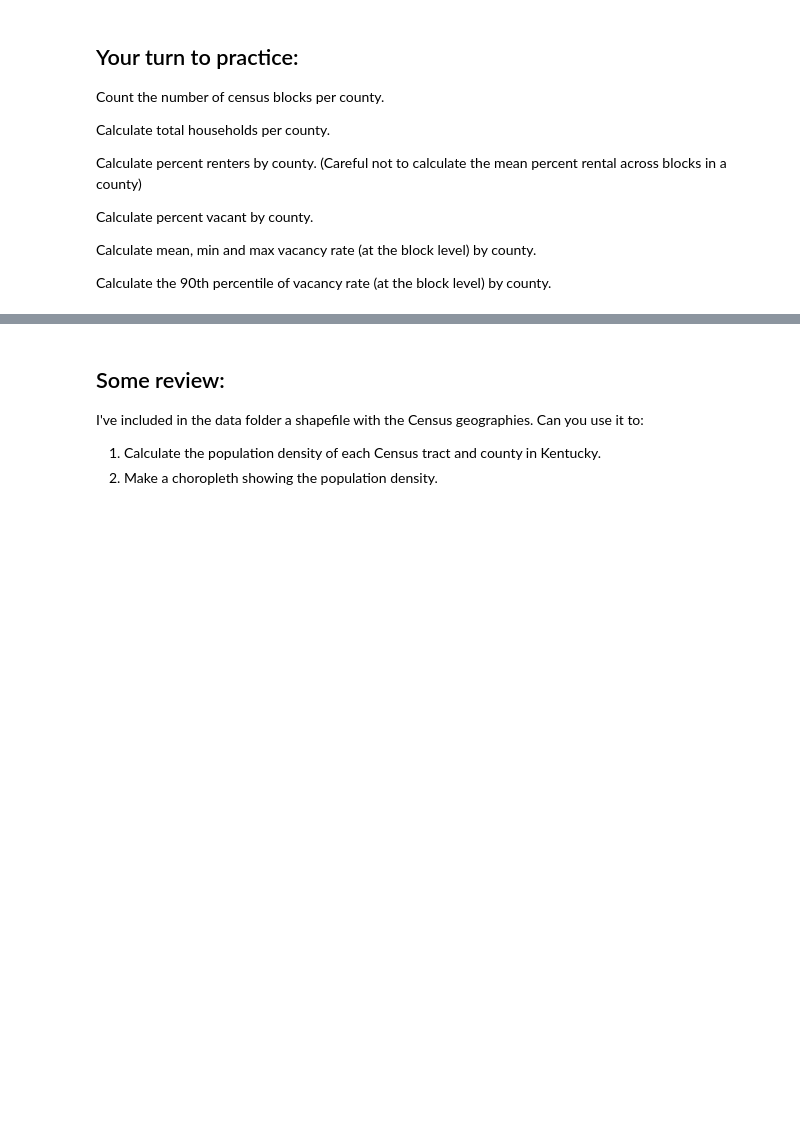
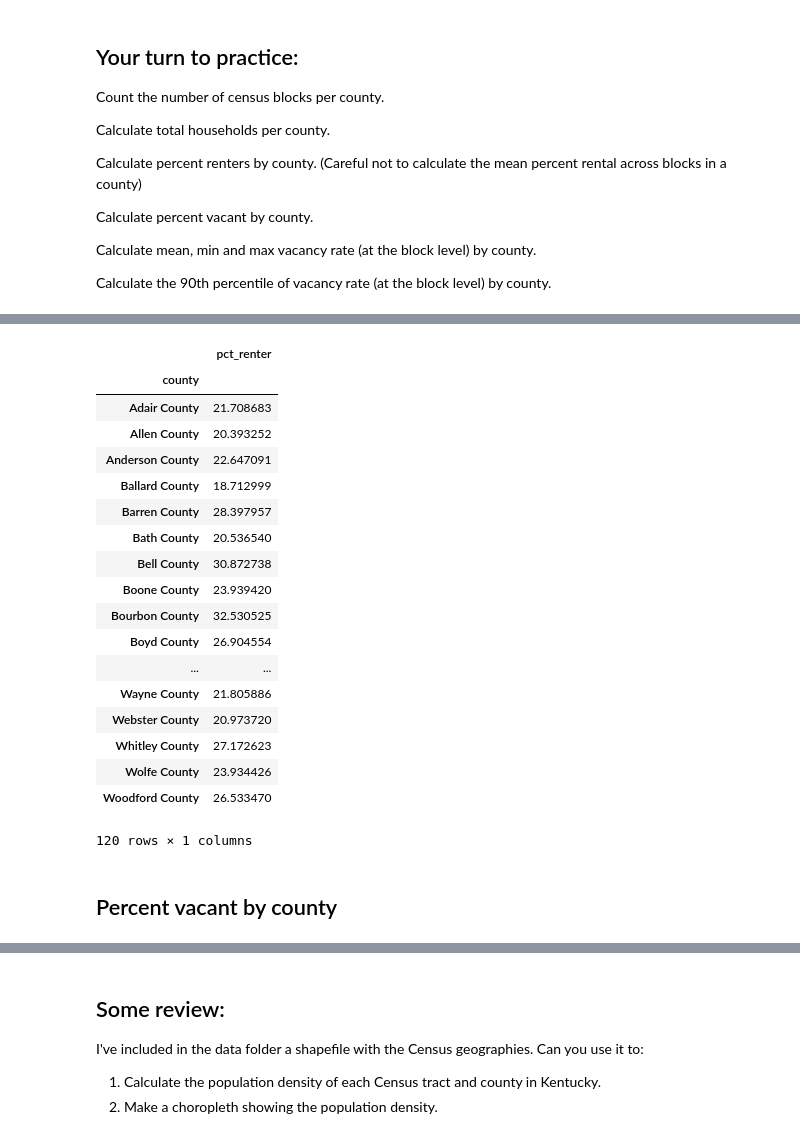
Before and after one commit to rianatanzen068/ce599, a Jupyter notebook: 11-Grouping/groupby.ipynb, the cells around one changed output, grey strips where cells are left out. Cells and saved outputs as stored; diff of their text form; code cells hidden in the pictures; blank space fills up the shorter version.

```diff
--- a/11-Grouping/groupby.ipynb
+++ b/11-Grouping/groupby.ipynb
@@ -251,0 +448,25 @@ Calculate the 90th percentile of vacancy rate (at the block level) by county.
+# %%
+percent_renter = grouped4['pct_renter'].groupby(grouped4['county']).mean ().to_frame(name='pct_renter')
+percent_renter
+# %% [output]
+|  | pct_renter |
+| county |  |
+| Adair County | 21.708683 |
+| Allen County | 20.393252 |
+| Anderson County | 22.647091 |
+| Ballard County | 18.712999 |
+| Barren County | 28.397957 |
+| Bath County | 20.536540 |
+| Bell County | 30.872738 |
+| Boone County | 23.939420 |
+| Bourbon County | 32.530525 |
+| Boyd County | 26.904554 |
+| ... | ... |
+| Wayne County | 21.805886 |
+| Webster County | 20.973720 |
+| Whitley County | 27.172623 |
+| Wolfe County | 23.934426 |
+| Woodford County | 26.533470 |
+120 rows × 1 columns
+# %% [markdown]
+## Percent vacant by county
```
Also changed, not shown: parts of 28 cells of this notebook, 4 other files.
